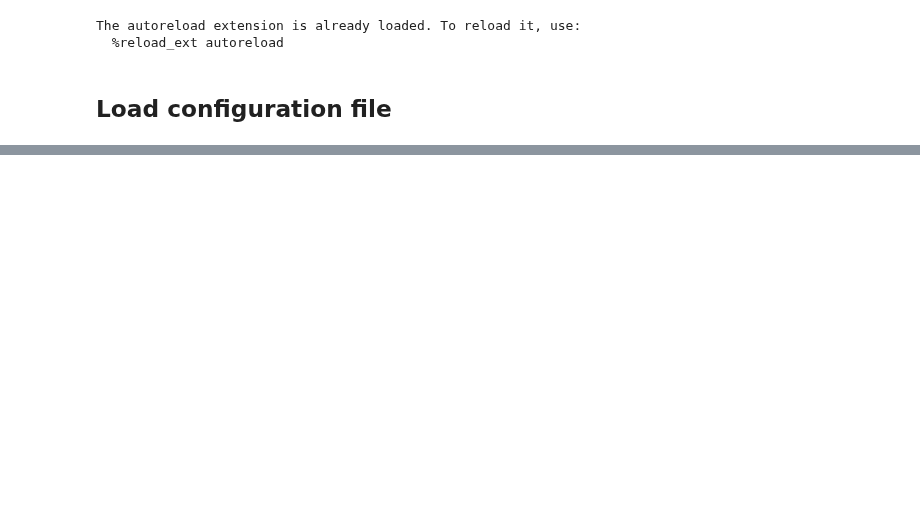
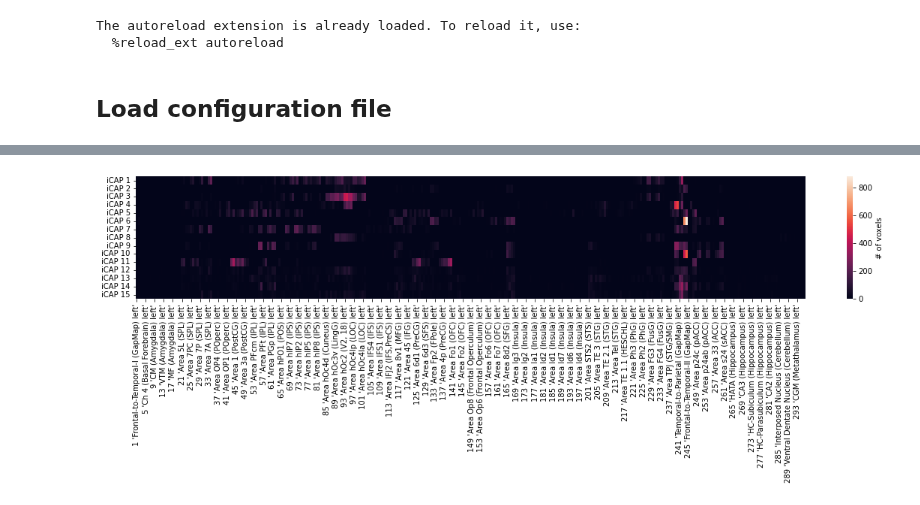
Before and after one commit to NawalK/hc_project_analyses, a Jupyter notebook: notebook/spatial_comparison.ipynb, the cells around one changed output, grey strips where cells are left out. Saved outputs shown, nothing was run; the diff lists cells and outputs as text; code cells hidden in the pictures; blank space fills up the shorter version.

Commit message:
Adding code to match brain components with atlas

```diff
--- a/notebook/spatial_comparison.ipynb
+++ b/notebook/spatial_comparison.ipynb
@@ -25,5 +27,5 @@ The autoreload extension is already loaded. To reload it, use:
 # %% [markdown]
 ## Load configuration file
 # %%
-with open('../config/config_test.json') as config_file:
+with open('../config/config_NK.json') as config_file:
     config = json.load(config_file)
@@ -74,0 +32,2 @@ icap_data = icap_img.get_fdata()
+# %%
+dist_test,labels = atlas_distribution(config,'icap',15)
@@ -98,0 +82,10 @@ test['d']
+# %%
+import pandas as pd
+df = pd.DataFrame(data = dist_test,
+                  index = [f'iCAP {i}' for i in range(1, 16)],
+                  columns = labels.split('\n'))
+# %%
+fig, ax = plt.subplots(figsize=(20, 3))
+sns.heatmap(data=df,cbar_kws={'label': '# of voxels'});
+# %% [output]
+[figure, added]
```
Also changed, not shown: parts of 17 cells of this notebook, 5 other files.
